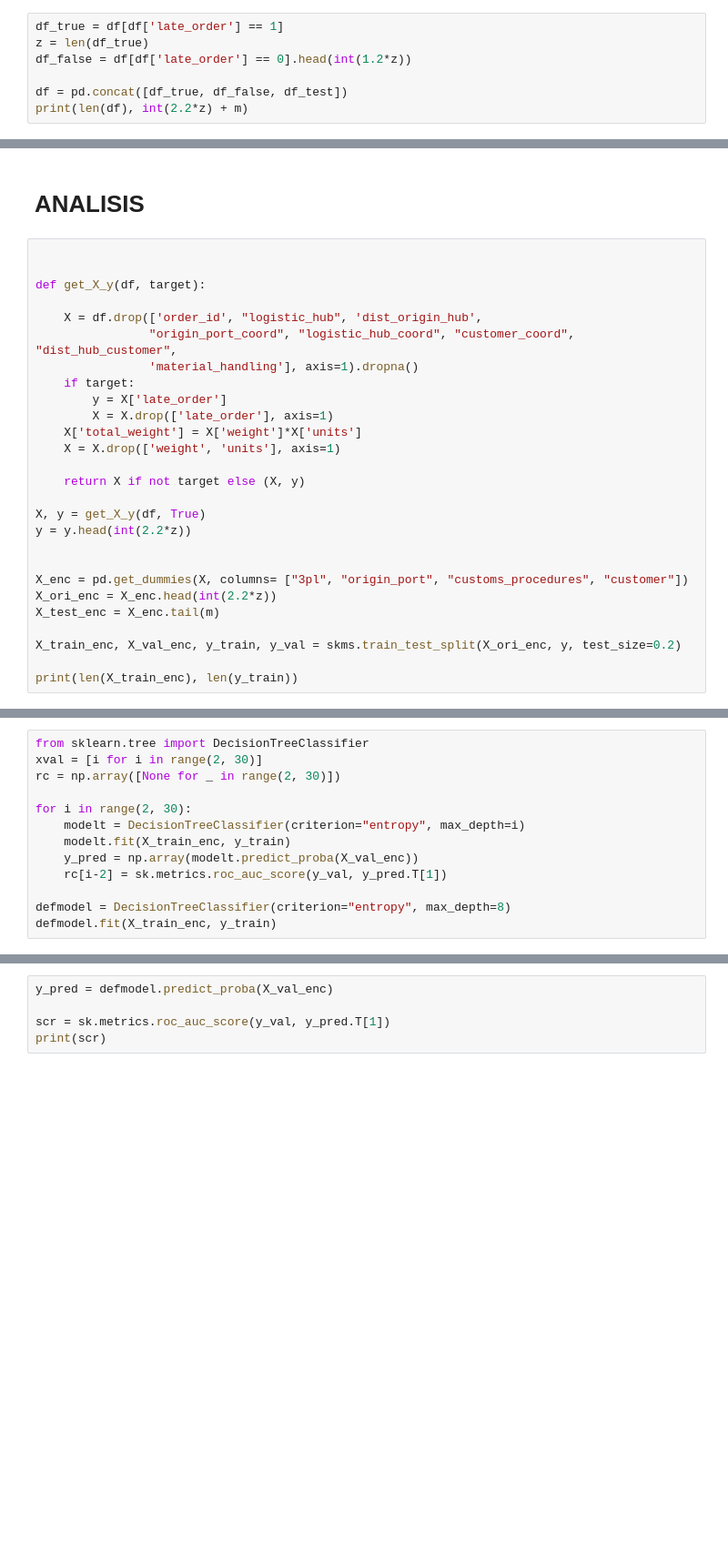
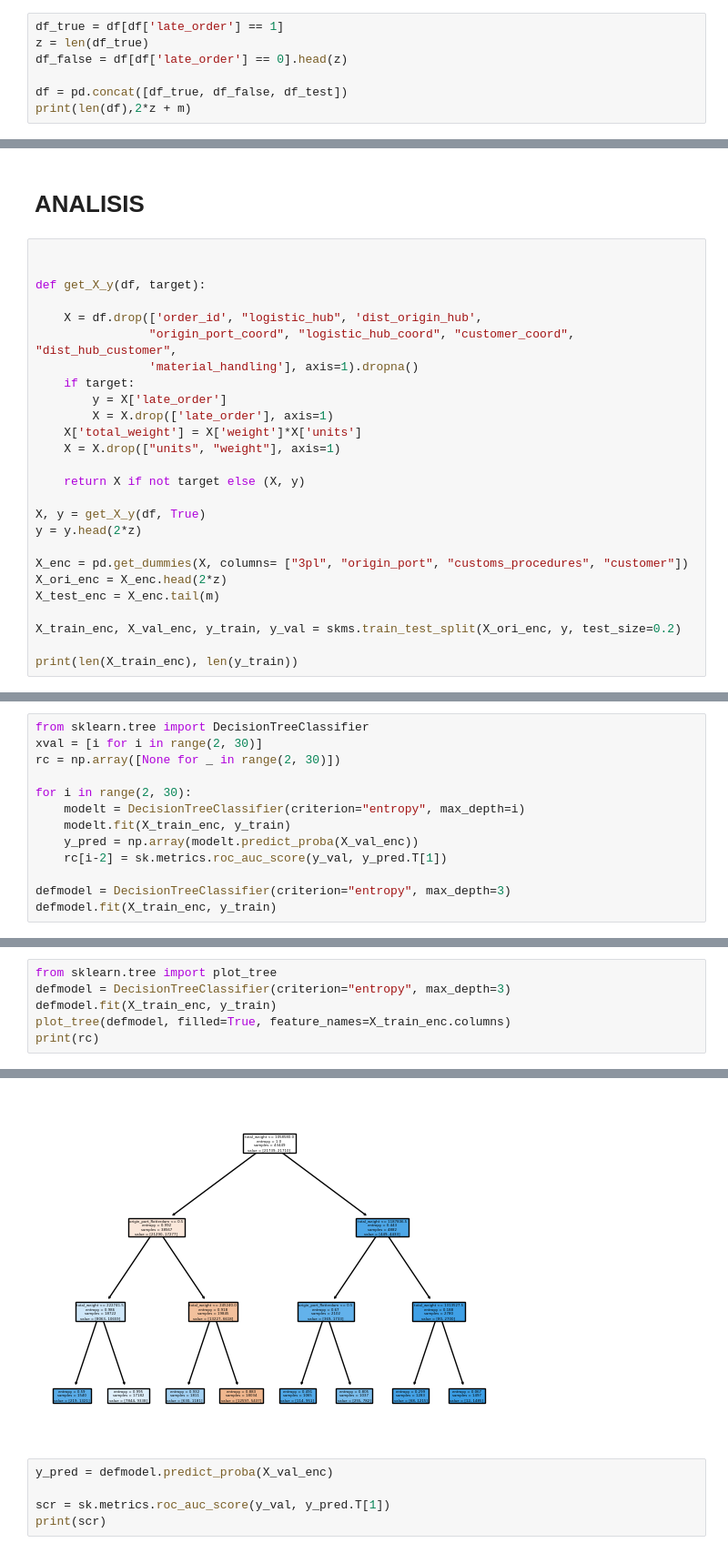
Before and after one commit to oriolmayne/DatathonFME_2022_Accenture, a Jupyter notebook: def.ipynb, the cells around one changed output, grey strips where cells are left out. Shown at 91% size. Cells and saved outputs as stored; diff of their text form; blank space fills up the shorter version.

```diff
--- a/def.ipynb
+++ b/def.ipynb
@@ -45,8 +55,8 @@ product_id                     0.121832        -0.008014          -0.001211
 # %%
 df_true = df[df['late_order'] == 1]
 z = len(df_true)
-df_false = df[df['late_order'] == 0].head(int(1.2*z))
+df_false = df[df['late_order'] == 0].head(z)
 
 df = pd.concat([df_true, df_false, df_test])
-print(len(df), int(2.2*z) + m)
+print(len(df),2*z + m)
 # %% [output]
@@ -65,16 +75,15 @@ def get_X_y(df, target):
         y = X['late_order']
         X = X.drop(['late_order'], axis=1)
     X['total_weight'] = X['weight']*X['units']
-    X = X.drop(['weight', 'units'], axis=1)
+    X = X.drop(["units", "weight"], axis=1)
 
     return X if not target else (X, y)
 
 X, y = get_X_y(df, True)
-y = y.head(int(2.2*z))
-
+y = y.head(2*z)
 
 X_enc = pd.get_dummies(X, columns= ["3pl", "origin_port", "customs_procedures", "customer"])
-X_ori_enc = X_enc.head(int(2.2*z))
+X_ori_enc = X_enc.head(2*z)
 X_test_enc = X_enc.tail(m)
 
 X_train_enc, X_val_enc, y_train, y_val = skms.train_test_split(X_ori_enc, y, test_size=0.2)
@@ -93,6 +102,6 @@ for i in range(2, 30):
     y_pred = np.array(modelt.predict_proba(X_val_enc))
     rc[i-2] = sk.metrics.roc_auc_score(y_val, y_pred.T[1])
 
-defmodel = DecisionTreeClassifier(criterion="entropy", max_depth=8)
+defmodel = DecisionTreeClassifier(criterion="entropy", max_depth=3)
 defmodel.fit(X_train_enc, y_train)
 # %% [output]
@@ -111,0 +109,7 @@ print(rc)
+# %%
+from sklearn.tree import plot_tree
+defmodel = DecisionTreeClassifier(criterion="entropy", max_depth=3)
+defmodel.fit(X_train_enc, y_train)
+plot_tree(defmodel, filled=True, feature_names=X_train_enc.columns)
+print(rc)
+# %% [output]
@@ -112,3 +125,4 @@ print(rc)
+[figure, added]
 # %%
 y_pred = defmodel.predict_proba(X_val_enc)
 
```
Also changed, not shown: parts of 7 cells of this notebook, 1 other file.
